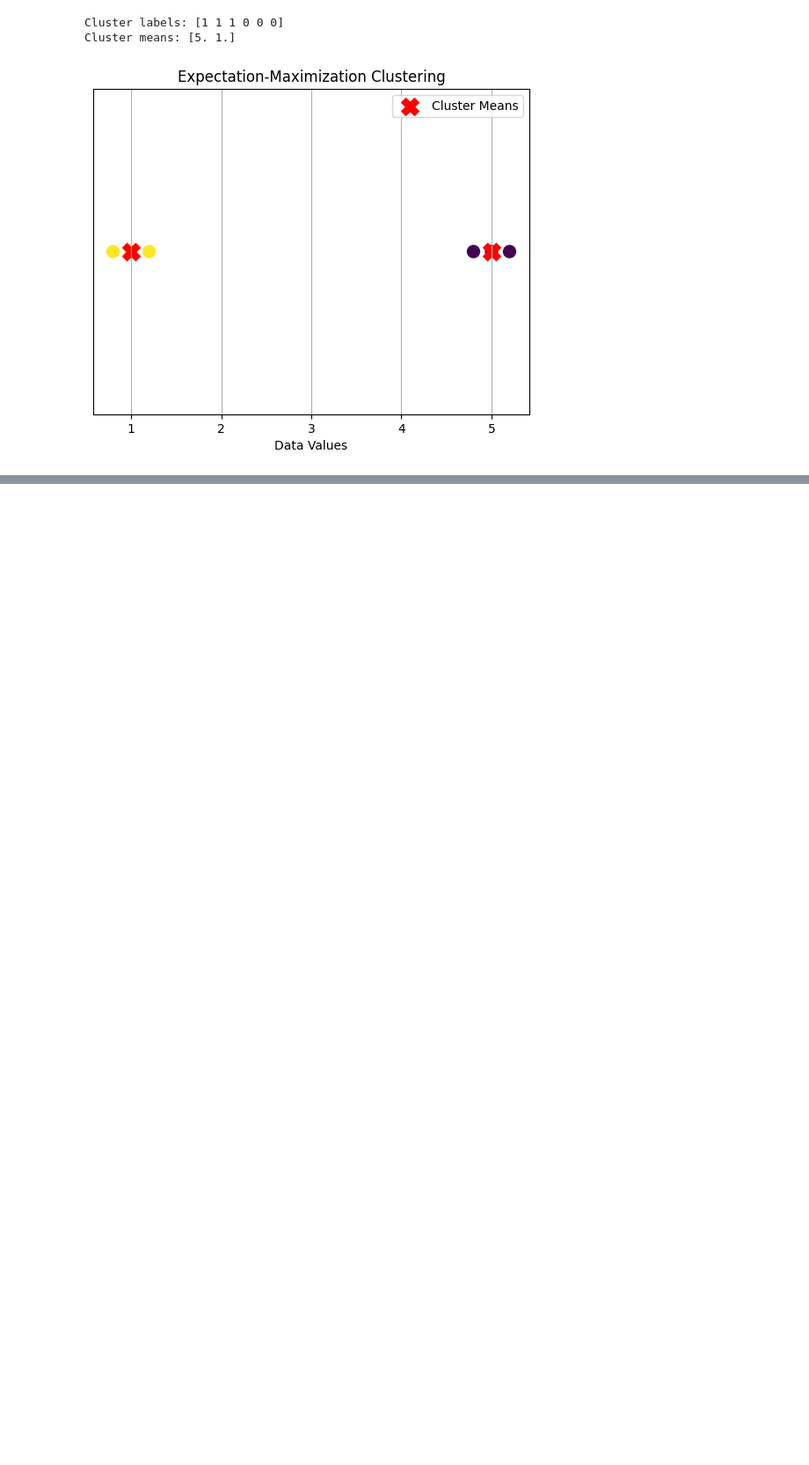
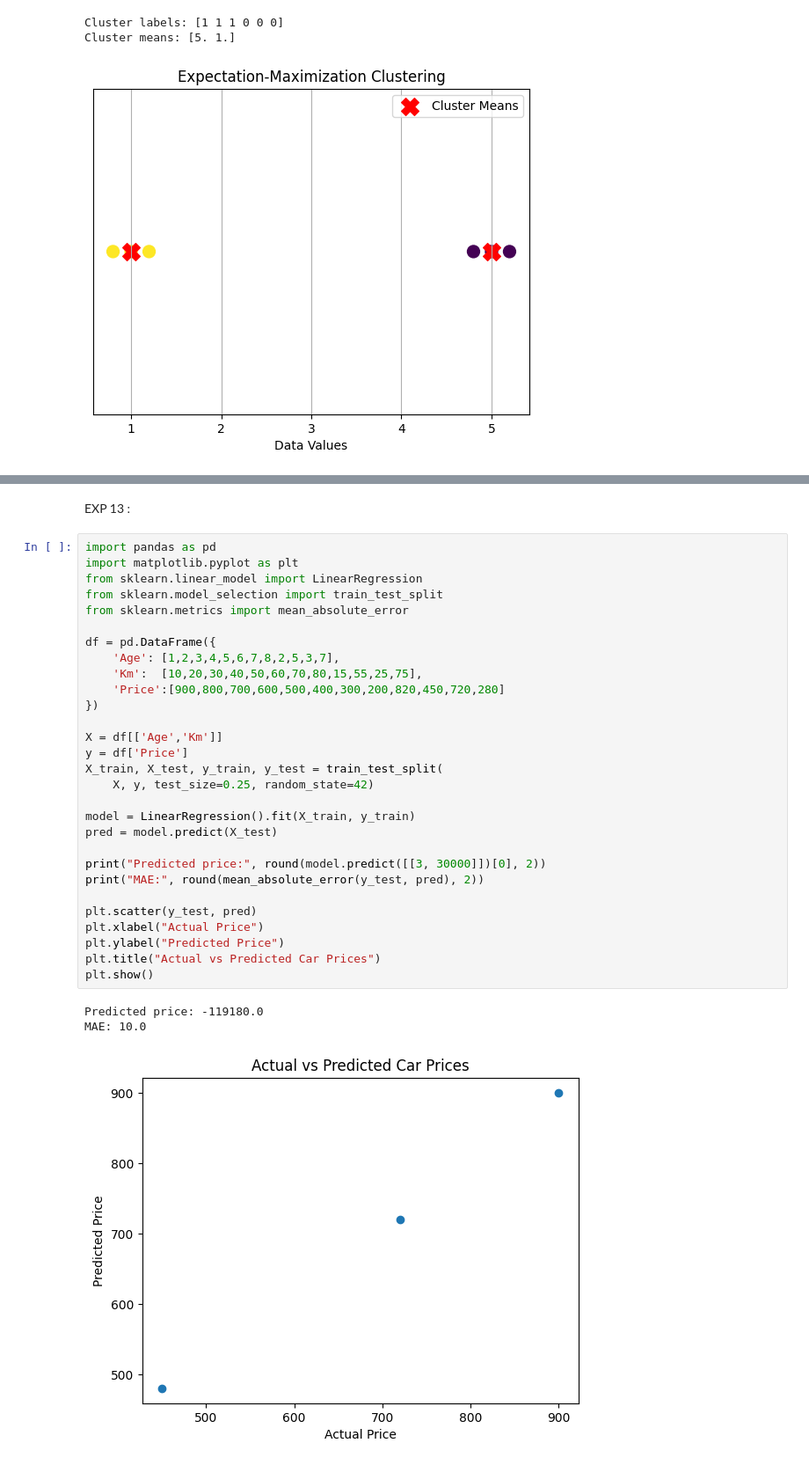
Before and after one commit to thrka33/ITA0604-ML, a Jupyter notebook: ML_lab.ipynb, the cells around one changed output, grey strips where cells are left out. Shown at 88% size. Cells and saved outputs as stored; diff of their text form; blank space fills up the shorter version.

```diff
--- a/ML_lab.ipynb
+++ b/ML_lab.ipynb
@@ -403,0 +466,35 @@ Cluster means: [5. 1.]
+# %% [markdown]
+EXP 13 :
+# %%
+import pandas as pd
+import matplotlib.pyplot as plt
+from sklearn.linear_model import LinearRegression
+from sklearn.model_selection import train_test_split
+from sklearn.metrics import mean_absolute_error
+
+df = pd.DataFrame({
+    'Age': [1,2,3,4,5,6,7,8,2,5,3,7],
+    'Km':  [10,20,30,40,50,60,70,80,15,55,25,75],
+    'Price':[900,800,700,600,500,400,300,200,820,450,720,280]
+})
+
+X = df[['Age','Km']]
+y = df['Price']
+X_train, X_test, y_train, y_test = train_test_split(
+    X, y, test_size=0.25, random_state=42)
+
+model = LinearRegression().fit(X_train, y_train)
+pred = model.predict(X_test)
+
+print("Predicted price:", round(model.predict([[3, 30000]])[0], 2))
+print("MAE:", round(mean_absolute_error(y_test, pred), 2))
+
+plt.scatter(y_test, pred)
+plt.xlabel("Actual Price")
+plt.ylabel("Predicted Price")
+plt.title("Actual vs Predicted Car Prices")
+plt.show()
+# %% [output]
+Predicted price: -119180.0
+MAE: 10.0
+[figure, added]
```
Also changed, not shown: parts of 19 cells of this notebook.
